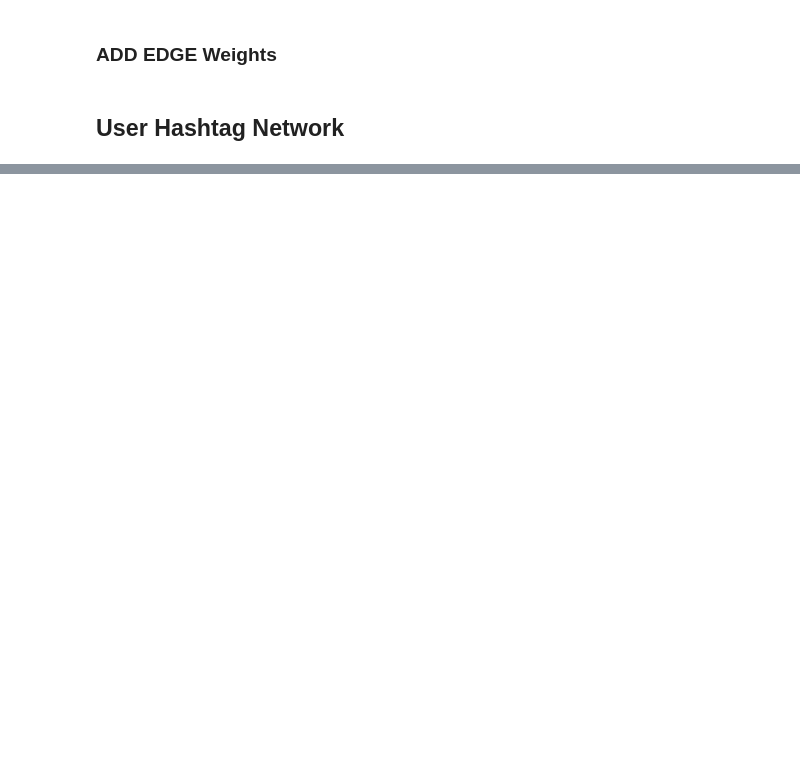
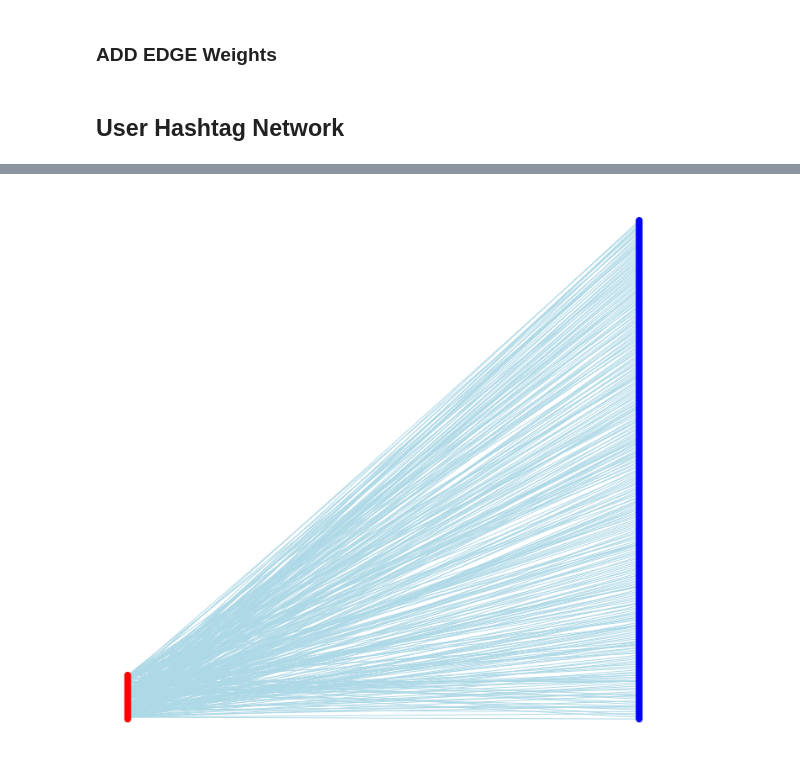
Before and after one commit to ravig00/Network-Analysis, a Jupyter notebook: assignment2.ipynb, the cells around one changed output, grey strips where cells are left out. Saved outputs shown, nothing was run; the diff lists cells and outputs as text; code cells hidden in the pictures; blank space fills up the shorter version.

```diff
--- a/assignment2.ipynb
+++ b/assignment2.ipynb
@@ -276,0 +276,20 @@ False
+# %%
+# manually set the node colours and positions
+color_map, pos = {}, {}
+for i, node in enumerate(user_nodes):
+    pos[node] = (0, i*10)
+    color_map[node] = "red"
+for i, node in enumerate(htag_nodes):
+    pos[node] = (1, i*10)
+    color_map[node] = "blue"
+colors = [color_map[node] for node in b.nodes()]
+# draw the network
+plt.figure(figsize=(12,12))
+nx.draw_networkx(b, pos=pos, with_labels=False,
+        node_size = 50,
+        font_size = 9,
+        node_color = colors, edge_color = "lightblue")
+plt.axis("off")
+plt.show()
+# %% [output]
+[figure, added]
```
Also changed, not shown: parts of 24 cells of this notebook.
